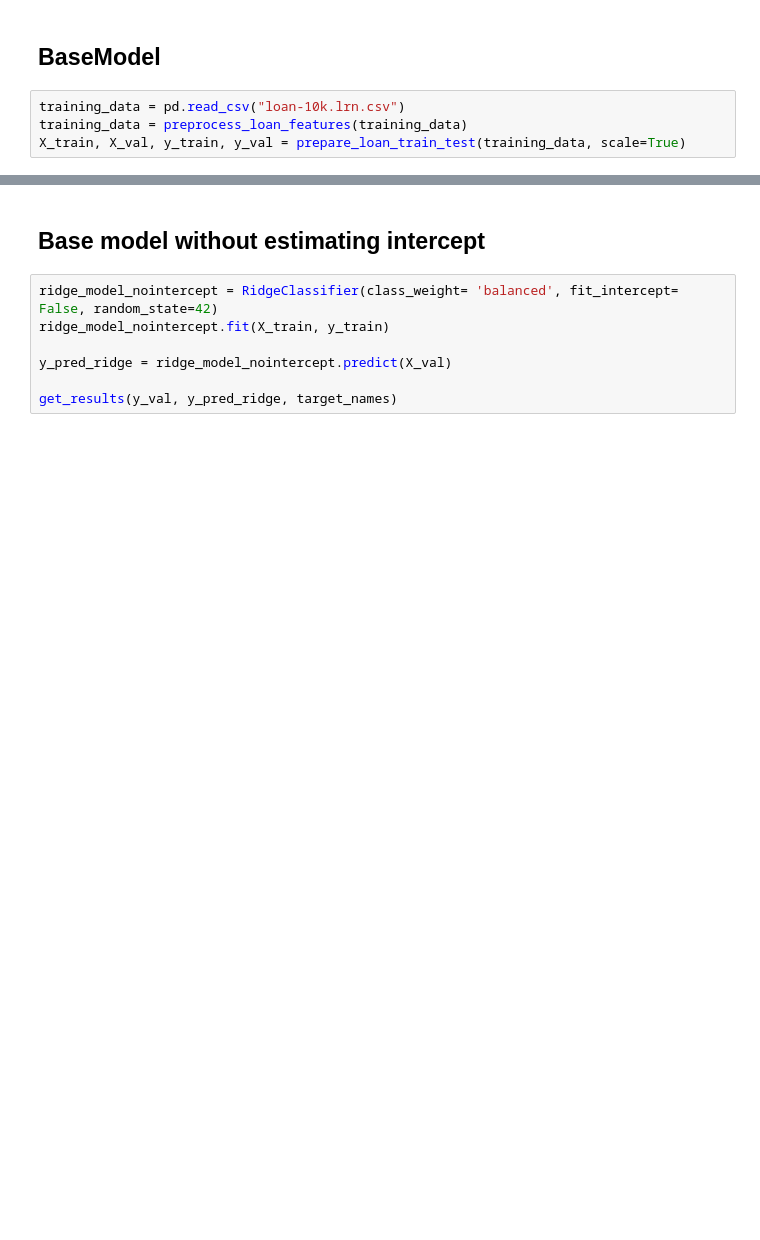
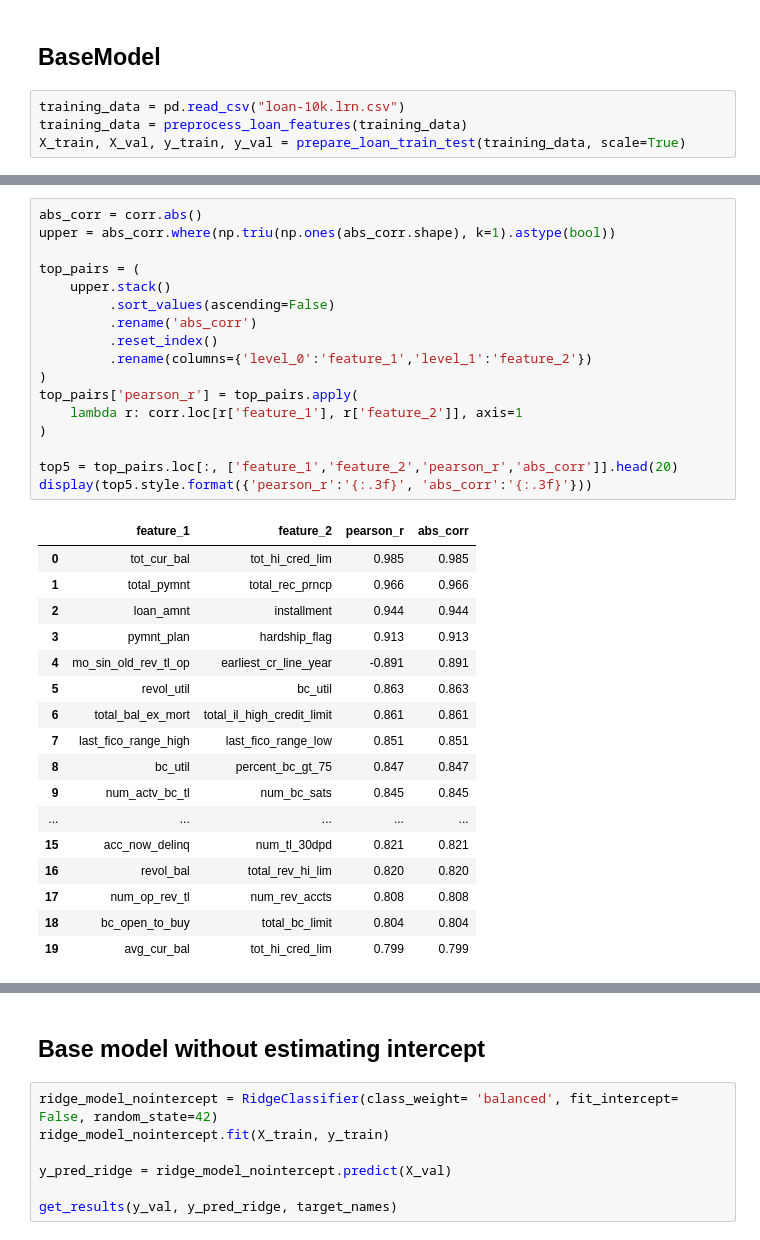
Before and after one commit to tpeter002/machinelearning-tuw, a Jupyter notebook: EX1/loan/model_loan_ridge.ipynb, the cells around one changed output, grey strips where cells are left out. Saved outputs shown, nothing was run; the diff lists cells and outputs as text; blank space fills up the shorter version.

```diff
--- a/EX1/loan/model_loan_ridge.ipynb
+++ b/EX1/loan/model_loan_ridge.ipynb
@@ -25,3 +40,38 @@ X_train, X_val, y_train, y_val = prepare_loan_train_test(training_data, scale=Tr
+# %%
+abs_corr = corr.abs()
+upper = abs_corr.where(np.triu(np.ones(abs_corr.shape), k=1).astype(bool))
+
+top_pairs = (
+    upper.stack()
+         .sort_values(ascending=False)
+         .rename('abs_corr')
+         .reset_index()
+         .rename(columns={'level_0':'feature_1','level_1':'feature_2'})
+)
+top_pairs['pearson_r'] = top_pairs.apply(
+    lambda r: corr.loc[r['feature_1'], r['feature_2']], axis=1
+)
+
+top5 = top_pairs.loc[:, ['feature_1','feature_2','pearson_r','abs_corr']].head(20)
+display(top5.style.format({'pearson_r':'{:.3f}', 'abs_corr':'{:.3f}'}))
+# %% [output]
+|  | feature_1 | feature_2 | pearson_r | abs_corr |
+| 0 | tot_cur_bal | tot_hi_cred_lim | 0.985 | 0.985 |
+| 1 | total_pymnt | total_rec_prncp | 0.966 | 0.966 |
+| 2 | loan_amnt | installment | 0.944 | 0.944 |
+| 3 | pymnt_plan | hardship_flag | 0.913 | 0.913 |
+| 4 | mo_sin_old_rev_tl_op | earliest_cr_line_year | -0.891 | 0.891 |
+| 5 | revol_util | bc_util | 0.863 | 0.863 |
+| 6 | total_bal_ex_mort | total_il_high_credit_limit | 0.861 | 0.861 |
+| 7 | last_fico_range_high | last_fico_range_low | 0.851 | 0.851 |
+| 8 | bc_util | percent_bc_gt_75 | 0.847 | 0.847 |
+| 9 | num_actv_bc_tl | num_bc_sats | 0.845 | 0.845 |
+| ... | ... | ... | ... | ... |
+| 15 | acc_now_delinq | num_tl_30dpd | 0.821 | 0.821 |
+| 16 | revol_bal | total_rev_hi_lim | 0.820 | 0.820 |
+| 17 | num_op_rev_tl | num_rev_accts | 0.808 | 0.808 |
+| 18 | bc_open_to_buy | total_bc_limit | 0.804 | 0.804 |
+| 19 | avg_cur_bal | tot_hi_cred_lim | 0.799 | 0.799 |
 # %%
 target_names = ["A","B", "C", "D", "E", "F", "G"]
 ridge_model = RidgeClassifier(class_weight= 'balanced',random_state=42)
```
Also changed, not shown: parts of 13 cells of this notebook.
